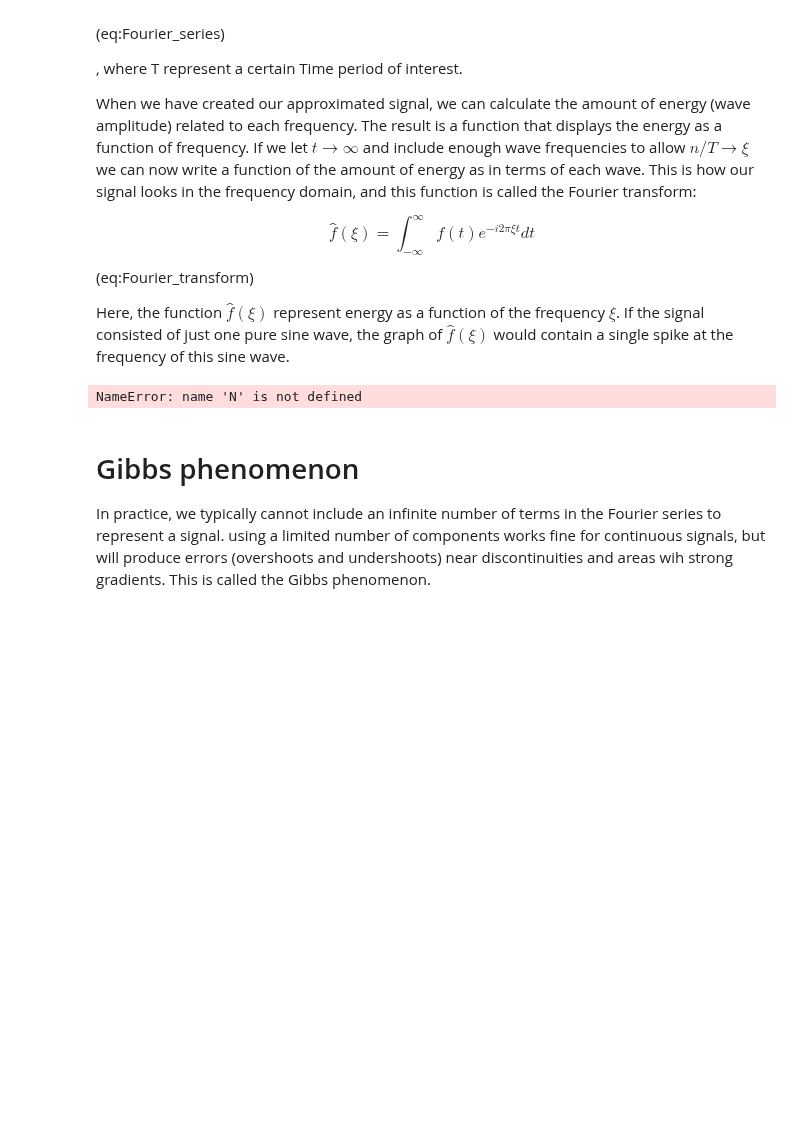
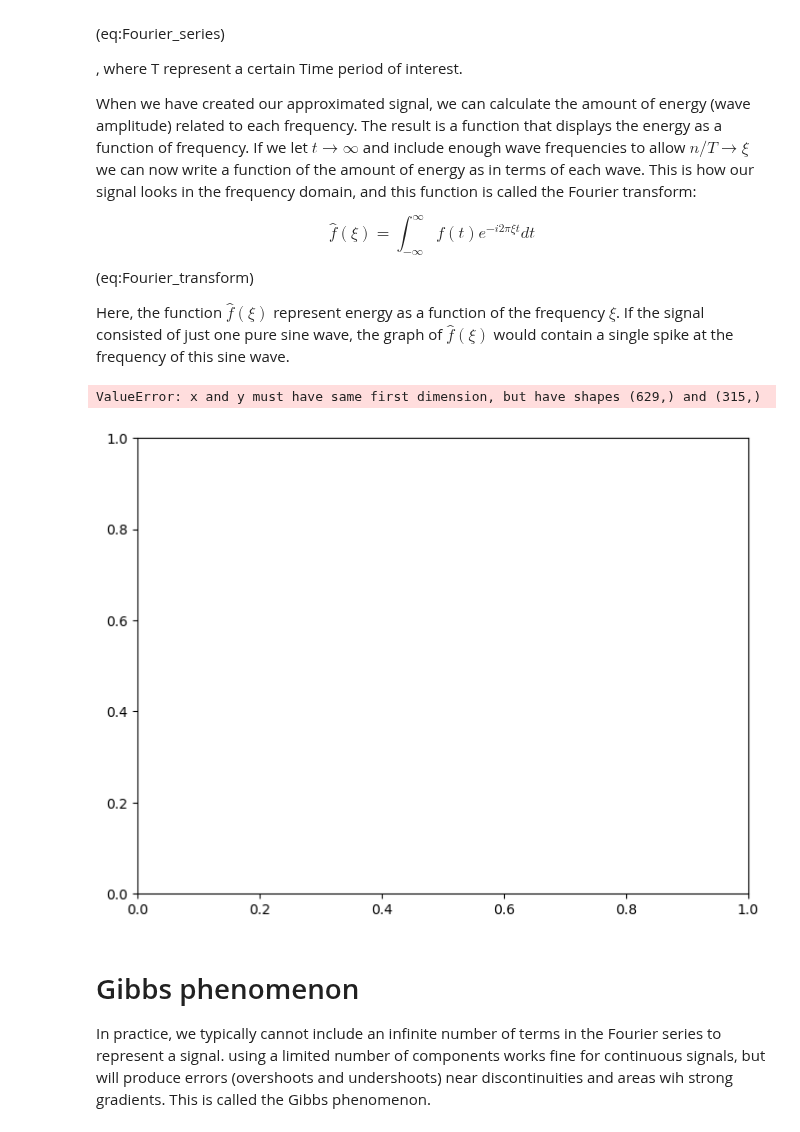
Before and after one commit to thorbjornmoeUiB/GEOF211_compendium, a Jupyter notebook: GEOF211_book/_build/jupyter_execute/Useful_calculus/Fourier_transforms.ipynb, the cells around one changed output. Saved outputs shown, nothing was run; the diff lists cells and outputs as text; code cells hidden in the pictures; blank space fills up the shorter version.

```diff
--- a/GEOF211_book/_build/jupyter_execute/Useful_calculus/Fourier_transforms.ipynb
+++ b/GEOF211_book/_build/jupyter_execute/Useful_calculus/Fourier_transforms.ipynb
@@ -84,34 +84,34 @@ Here, the function $\hat{f}(\xi)$ represent energy as a function of the frequenc
 # %%
 from scipy.fft import fft, rfft
 from scipy.fft import fftfreq, rfftfreq
 
+# Calculate N
+N = len(t)
+
 # Compute the Fourier transform
 superposition_wave_fft = fft(superposition_wave)
 superposition_wave_real_fft=2*np.abs(rfft(superposition_wave))/N
-
-# Calculate N/2 to normalize the FFT output
-N = len(t)
-normalize = N/2
 
 # Frequency values for the Fourier transform
 sampling_rate = 1 / (t[1] - t[0])
 frequencies=fftfreq(N, d=1/sampling_rate) #real frequencies
 #frequencies = np.fft.fftfreq(len(t), d=1/sampling_rate)
 
 # Plot the Fourier transform
 plt.figure(figsize=(8, 6))
 plt.plot(frequencies, superposition_wave_real_fft,'k',lw=2, label="Fourier Transform")
 
 plt.title('Spectrum')
 plt.xlabel('Frequency[Hz]')
 plt.ylabel('Amplitude')
 
 plt.xlim([0,3*np.pi])
 plt.xlabel("Frequency (Hz)")
 plt.ylabel("Amplitude")
 plt.title("Fourier Transform of superposition wave")
 # %% [output]
-NameError: name 'N' is not defined
+ValueError: x and y must have same first dimension, but have shapes (629,) and (315,)
+[figure, added]
 # %% [markdown]
 # Gibbs phenomenon
 In practice, we typically cannot include an infinite number of terms in the Fourier series to represent a signal. using a limited number of components works fine for continuous signals, but will produce errors (overshoots and undershoots) near discontinuities and areas wih strong gradients. This is called the Gibbs phenomenon.
```
Also changed, not shown: 11 other files.
